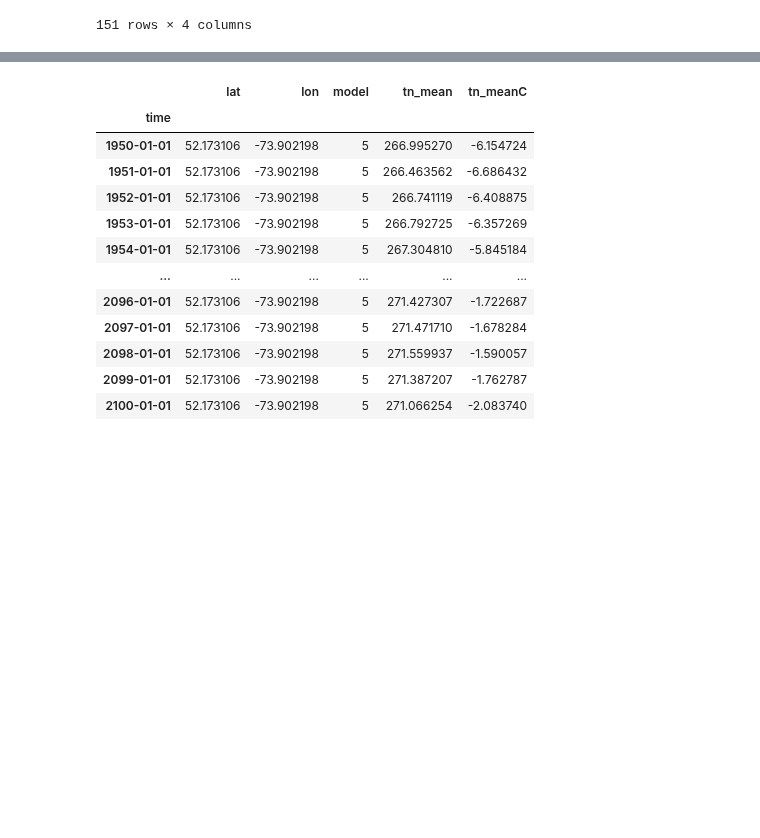
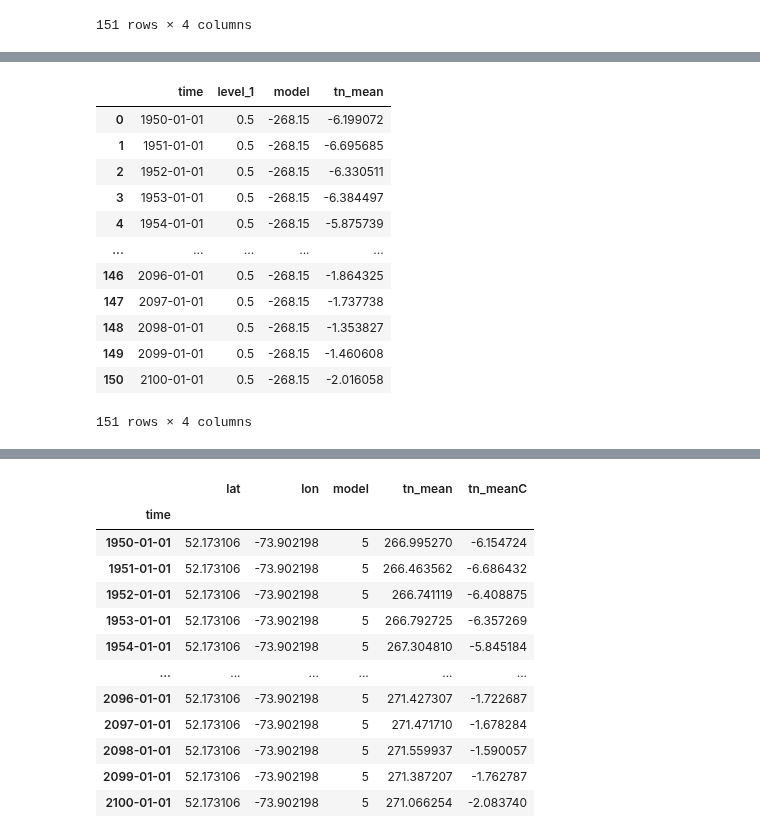
Before and after one commit to marinalopez2110/FistTemplateClimPort, a Jupyter notebook: TS polyval 4th degree.ipynb, the cells around one changed output, grey strips where cells are left out. Cells and saved outputs as stored; diff of their text form; code cells hidden in the pictures; blank space fills up the shorter version.

```diff
--- a/TS polyval 4th degree.ipynb
+++ b/TS polyval 4th degree.ipynb
@@ -160,0 +189,16 @@ df2
+# %%
+dfq5
+# %% [output]
+|  | time | level_1 | model | tn_mean |
+| 0 | 1950-01-01 | 0.5 | -268.15 | -6.199072 |
+| 1 | 1951-01-01 | 0.5 | -268.15 | -6.695685 |
+| 2 | 1952-01-01 | 0.5 | -268.15 | -6.330511 |
+| 3 | 1953-01-01 | 0.5 | -268.15 | -6.384497 |
+| 4 | 1954-01-01 | 0.5 | -268.15 | -5.875739 |
+| ... | ... | ... | ... | ... |
+| 146 | 2096-01-01 | 0.5 | -268.15 | -1.864325 |
+| 147 | 2097-01-01 | 0.5 | -268.15 | -1.737738 |
+| 148 | 2098-01-01 | 0.5 | -268.15 | -1.353827 |
+| 149 | 2099-01-01 | 0.5 | -268.15 | -1.460608 |
+| 150 | 2100-01-01 | 0.5 | -268.15 | -2.016058 |
+151 rows × 4 columns
```
Also changed, not shown: parts of 9 cells of this notebook, 1 other file.
